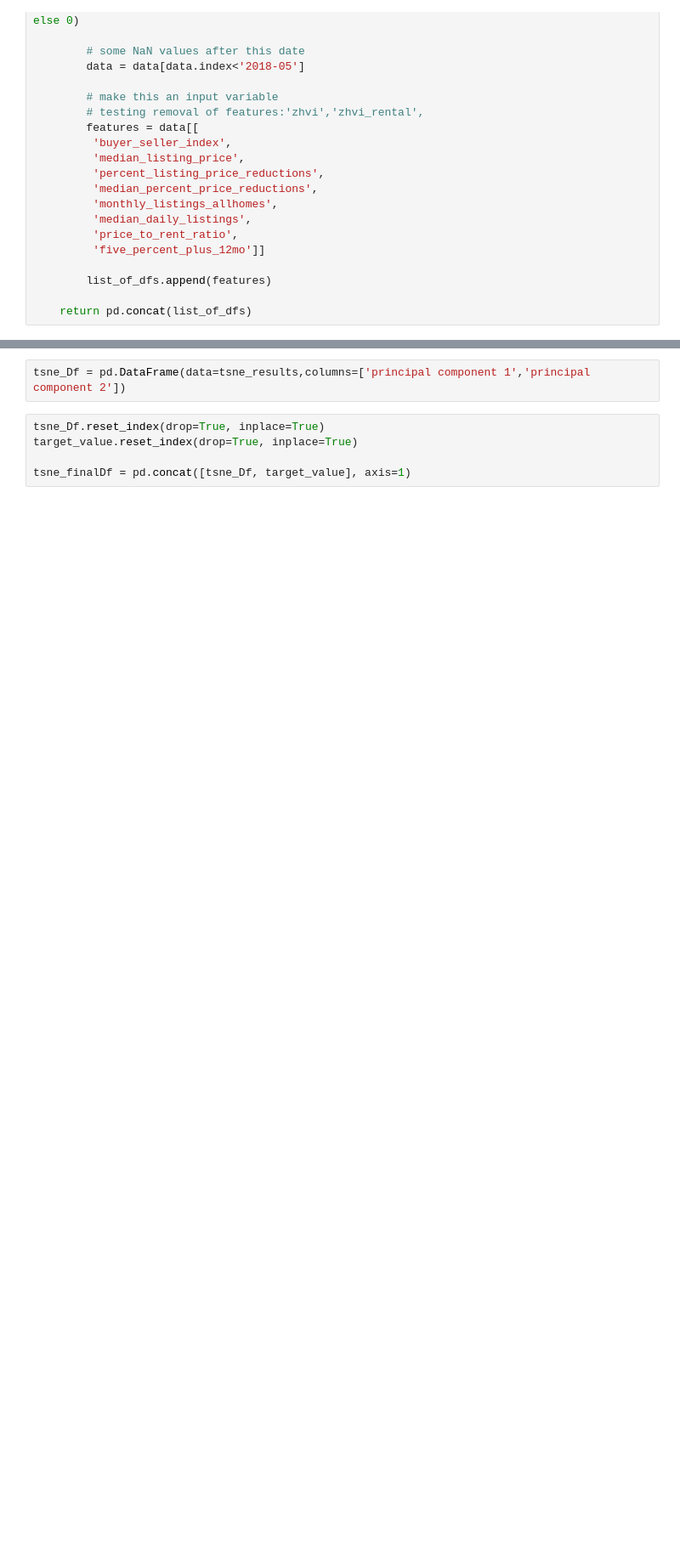
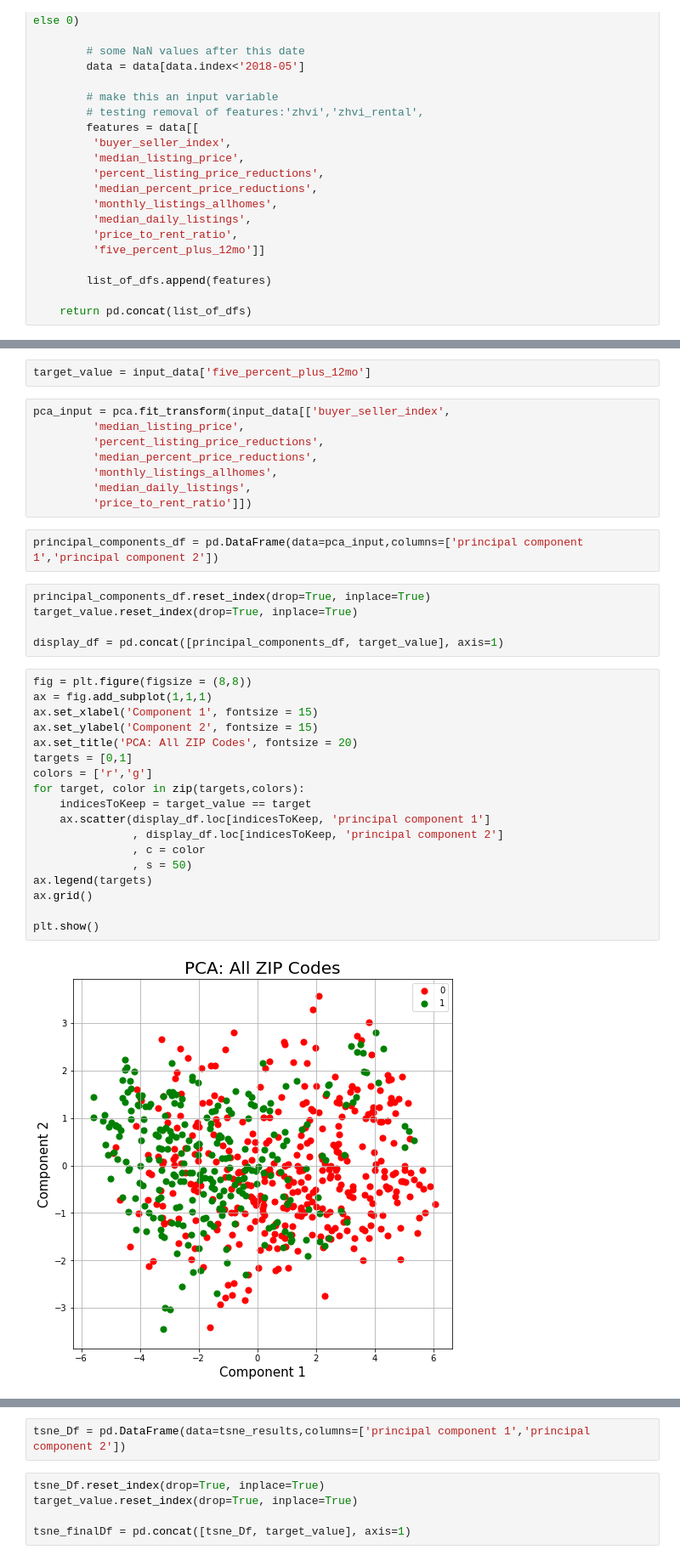
Before and after one commit to jtjones0304/zillow, a Jupyter notebook: Zillow Exploration.ipynb, the cells around one changed output, grey strips where cells are left out. Shown at 85% size. Saved outputs shown, nothing was run; the diff lists cells and outputs as text; blank space fills up the shorter version.

```diff
--- a/Zillow Exploration.ipynb
+++ b/Zillow Exploration.ipynb
@@ -288,0 +285,37 @@ tsne_data.head()
+# %%
+target_value = input_data['five_percent_plus_12mo']
+# %%
+pca_input = pca.fit_transform(input_data[['buyer_seller_index',
+         'median_listing_price',
+         'percent_listing_price_reductions',
+         'median_percent_price_reductions',
+         'monthly_listings_allhomes',
+         'median_daily_listings',
+         'price_to_rent_ratio']])
+# %%
+principal_components_df = pd.DataFrame(data=pca_input,columns=['principal component 1','principal component 2'])
+# %%
+principal_components_df.reset_index(drop=True, inplace=True)
+target_value.reset_index(drop=True, inplace=True)
+
+display_df = pd.concat([principal_components_df, target_value], axis=1)
+# %%
+fig = plt.figure(figsize = (8,8))
+ax = fig.add_subplot(1,1,1)
+ax.set_xlabel('Component 1', fontsize = 15)
+ax.set_ylabel('Component 2', fontsize = 15)
+ax.set_title('PCA: All ZIP Codes', fontsize = 20)
+targets = [0,1]
+colors = ['r','g']
+for target, color in zip(targets,colors):
+    indicesToKeep = target_value == target
+    ax.scatter(display_df.loc[indicesToKeep, 'principal component 1']
+               , display_df.loc[indicesToKeep, 'principal component 2']
+               , c = color
+               , s = 50)
+ax.legend(targets)
+ax.grid()
+
+plt.show()
+# %% [output]
+[figure, added]
```
Also changed, not shown: parts of 8 cells of this notebook.
